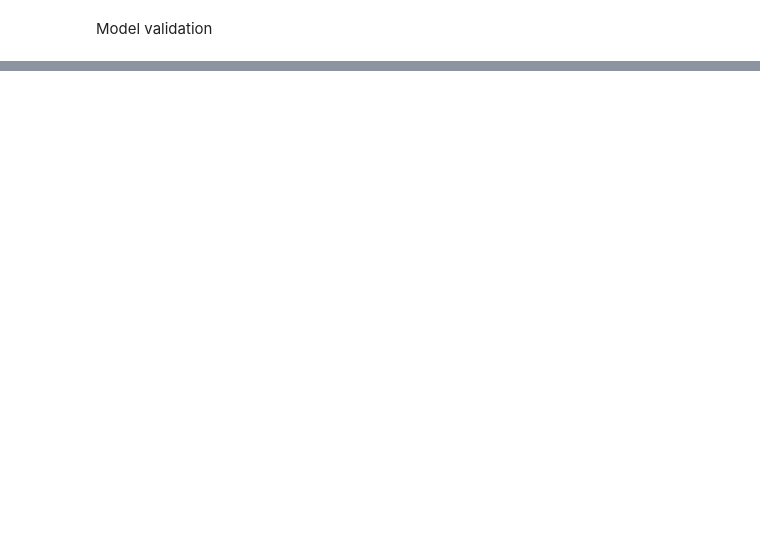
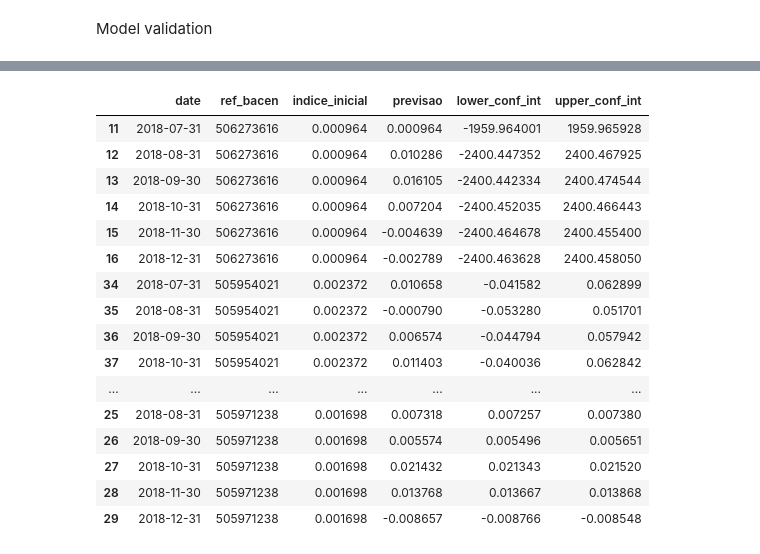
Before and after one commit to PhatomFatec/GeoForesight-back, a Jupyter notebook: notebooks/4.0-lg-Forecast.ipynb, the cells around one changed output, grey strips where cells are left out. Drawn from its saved outputs; the diff is of its cells as text; code cells hidden in the pictures; blank space fills up the shorter version.

Commit message:
previsoes

```diff
--- a/notebooks/4.0-lg-Forecast.ipynb
+++ b/notebooks/4.0-lg-Forecast.ipynb
@@ -9,7 +9,7 @@ from skforecast.model_selection import random_search_forecaster
 from skforecast.ForecasterAutoreg import ForecasterAutoreg
 from sklearn.ensemble import RandomForestRegressor
 # %%
-data = pd.DataFrame(columns=['date', 'indice'])
+dados = pd.DataFrame(columns=['ref_bacen', 'date', 'indice'])
 
 diretorio = '../data/rl/'
 
@@ -20,8 +20,15 @@ for arquivo_json in arquivos_json:
         d = json.loads(file.read())
 
         data_temp = pd.DataFrame({
+            'ref_bacen': arquivo_json,
             'date': d['Indices']['NDVI']['Serie Processada']['Data'],
             'indice': d['Indices']['NDVI']['Serie Processada']['Indice']
         })
 
-        data = pd.concat([data, data_temp], ignore_index=True)
+        dados = pd.concat([dados, data_temp], ignore_index=True)
+
+dados['ref_bacen'] = dados['ref_bacen'].str.split('_').str.get(0)
+
+dados['date'] = pd.to_datetime(dados['date'], format='%Y-%m-%d')
+dados = dados.set_index('date')
+dados
@@ -317,0 +73,29 @@ Name: pred, dtype: float64
+# %%
+previsoes = []
+
+for ref_bacen in dados['ref_bacen'].unique():
+    dados_ref = dados[dados['ref_bacen'] == ref_bacen]['indice']
+
+    modelo = SARIMAX(dados_ref, order=(1, 1, 1), seasonal_order=(1, 1, 1, 12))
+    resultado = modelo.fit()
+
+    previsao = resultado.get_forecast(steps=6)
+
+    datas_previsao = pd.date_range(start=dados.index[-1] + pd.DateOffset(1), periods=6, freq='M')
+
+    previsao_mean = previsao.predicted_mean
+    previsao_conf_int = previsao.conf_int()
+
+
+    previsao_df = pd.DataFrame({
+        'date': datas_previsao,
+        'ref_bacen': ref_bacen,
+        'indice_inicial': dados_ref.iloc[-1],
+        'previsao': previsao_mean,
+        'lower_conf_int': previsao_conf_int.iloc[:, 0],
+        'upper_conf_int': previsao_conf_int.iloc[:, 1]
+    })
+
+    previsoes.append(previsao_df)
+
+previsoes_df = pd.concat(previsoes)
@@ -317,0 +222,20 @@ Name: pred, dtype: float64
+# %%
+previsoes_df
+# %% [output]
+|  | date | ref_bacen | indice_inicial | previsao | lower_conf_int | upper_conf_int |
+| 11 | 2018-07-31 | 506273616 | 0.000964 | 0.000964 | -1959.964001 | 1959.965928 |
+| 12 | 2018-08-31 | 506273616 | 0.000964 | 0.010286 | -2400.447352 | 2400.467925 |
+| 13 | 2018-09-30 | 506273616 | 0.000964 | 0.016105 | -2400.442334 | 2400.474544 |
+| 14 | 2018-10-31 | 506273616 | 0.000964 | 0.007204 | -2400.452035 | 2400.466443 |
+| 15 | 2018-11-30 | 506273616 | 0.000964 | -0.004639 | -2400.464678 | 2400.455400 |
+| 16 | 2018-12-31 | 506273616 | 0.000964 | -0.002789 | -2400.463628 | 2400.458050 |
+| 34 | 2018-07-31 | 505954021 | 0.002372 | 0.010658 | -0.041582 | 0.062899 |
+| 35 | 2018-08-31 | 505954021 | 0.002372 | -0.000790 | -0.053280 | 0.051701 |
+| 36 | 2018-09-30 | 505954021 | 0.002372 | 0.006574 | -0.044794 | 0.057942 |
+| 37 | 2018-10-31 | 505954021 | 0.002372 | 0.011403 | -0.040036 | 0.062842 |
+| ... | ... | ... | ... | ... | ... | ... |
+| 25 | 2018-08-31 | 505971238 | 0.001698 | 0.007318 | 0.007257 | 0.007380 |
+| 26 | 2018-09-30 | 505971238 | 0.001698 | 0.005574 | 0.005496 | 0.005651 |
+| 27 | 2018-10-31 | 505971238 | 0.001698 | 0.021432 | 0.021343 | 0.021520 |
+| 28 | 2018-11-30 | 505971238 | 0.001698 | 0.013768 | 0.013667 | 0.013868 |
+| 29 | 2018-12-31 | 505971238 | 0.001698 | -0.008657 | -0.008766 | -0.008548 |
```
Also changed, not shown: parts of 25 cells of this notebook, 3 other files.
